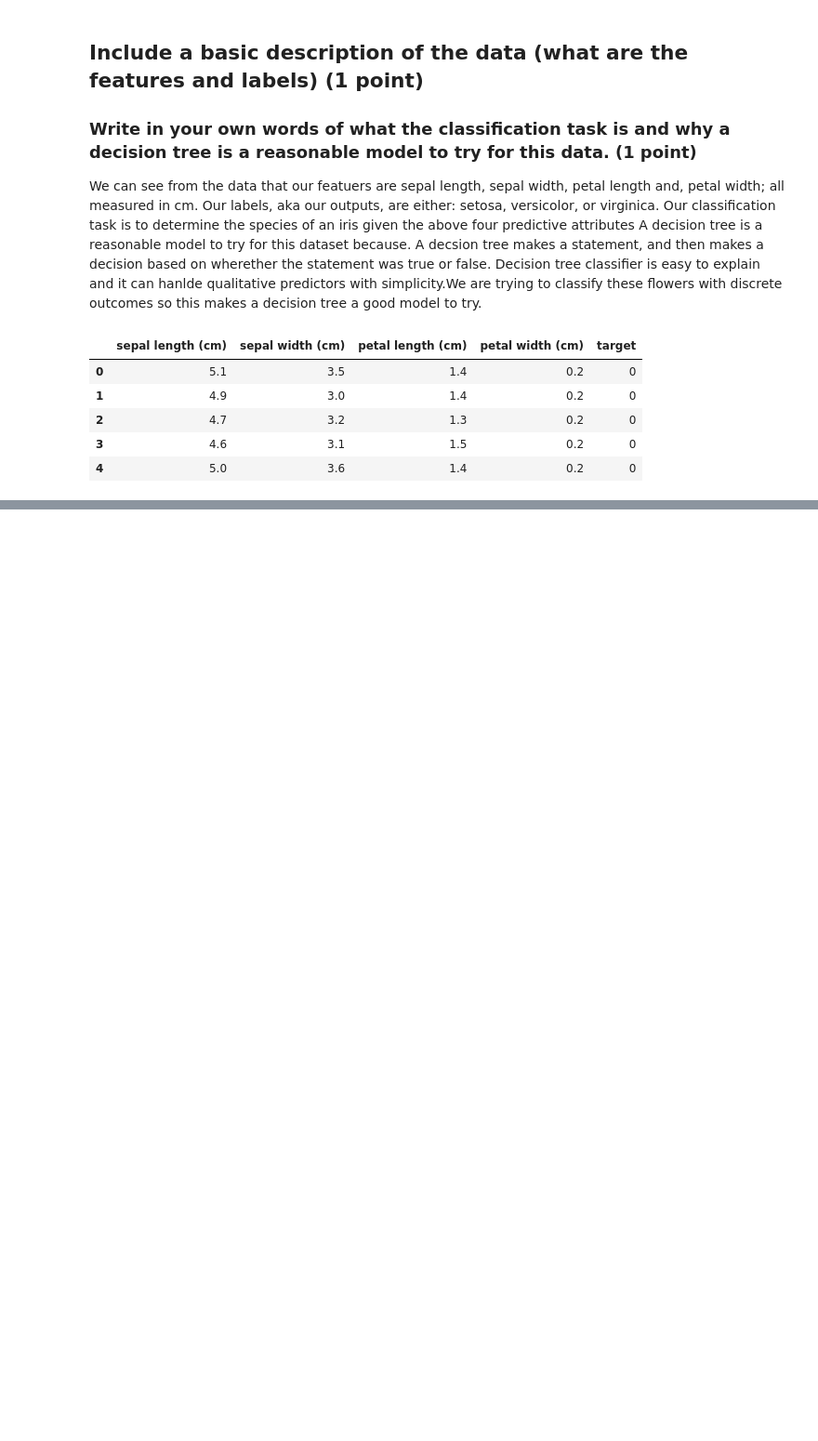
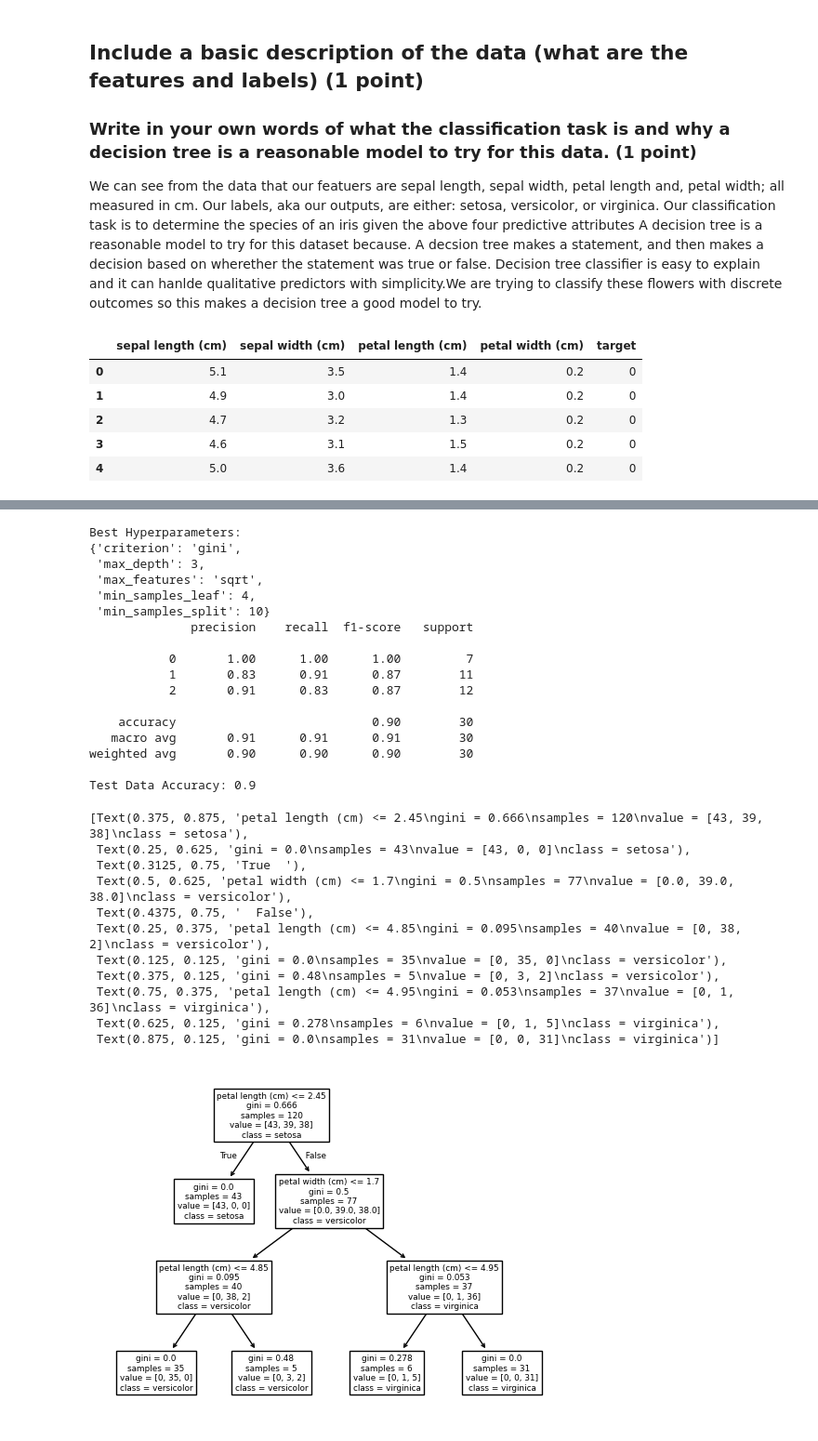
Before and after one commit to zacisyourmaster/CS471, a Jupyter notebook: assignment_4/decisiontree.ipynb, the cells around one changed output, grey strips where cells are left out. Shown at 93% size. Saved outputs shown, nothing was run; the diff lists cells and outputs as text; code cells hidden in the pictures; blank space fills up the shorter version.

```diff
--- a/assignment_4/decisiontree.ipynb
+++ b/assignment_4/decisiontree.ipynb
@@ -173,0 +173,45 @@ DecisionTreeClassifier(max_depth=3, max_features='sqrt', min_samples_split=5)
+# %%
+from sklearn.metrics import accuracy_score,classification_report
+import pprint
+final_clf=grid.best_estimator_
+print(f"Best Hyperparameters: ")
+pprint.pp(grid.best_params_)
+final_clf.fit(X_train_val,y_train_val)
+
+test_preds=final_clf.predict(X_test)
+test_accuracy=accuracy_score(y_test,test_preds)
+print(classification_report(y_test,test_preds))
+print(f"Test Data Accuracy: {test_accuracy}")
+
+tree.plot_tree(final_clf,feature_names=['sepal length (cm)', 'sepal width (cm)', 'petal length (cm)',
+       'petal width (cm)'],class_names=['setosa', 'versicolor', 'virginica'])
+# %% [output]
+Best Hyperparameters:
+{'criterion': 'gini',
+ 'max_depth': 3,
+ 'max_features': 'sqrt',
+ 'min_samples_leaf': 4,
+ 'min_samples_split': 10}
+              precision    recall  f1-score   support
+
+           0       1.00      1.00      1.00         7
+           1       0.83      0.91      0.87        11
+           2       0.91      0.83      0.87        12
+
+    accuracy                           0.90        30
+   macro avg       0.91      0.91      0.91        30
+weighted avg       0.90      0.90      0.90        30
+
+Test Data Accuracy: 0.9
+[Text(0.375, 0.875, 'petal length (cm) <= 2.45\ngini = 0.666\nsamples = 120\nvalue = [43, 39, 38]\nclass = setosa'),
+ Text(0.25, 0.625, 'gini = 0.0\nsamples = 43\nvalue = [43, 0, 0]\nclass = setosa'),
+ Text(0.3125, 0.75, 'True  '),
+ Text(0.5, 0.625, 'petal width (cm) <= 1.7\ngini = 0.5\nsamples = 77\nvalue = [0.0, 39.0, 38.0]\nclass = versicolor'),
+ Text(0.4375, 0.75, '  False'),
+ Text(0.25, 0.375, 'petal length (cm) <= 4.85\ngini = 0.095\nsamples = 40\nvalue = [0, 38, 2]\nclass = versicolor'),
+ Text(0.125, 0.125, 'gini = 0.0\nsamples = 35\nvalue = [0, 35, 0]\nclass = versicolor'),
+ Text(0.375, 0.125, 'gini = 0.48\nsamples = 5\nvalue = [0, 3, 2]\nclass = versicolor'),
+ Text(0.75, 0.375, 'petal length (cm) <= 4.95\ngini = 0.053\nsamples = 37\nvalue = [0, 1, 36]\nclass = virginica'),
+ Text(0.625, 0.125, 'gini = 0.278\nsamples = 6\nvalue = [0, 1, 5]\nclass = virginica'),
+ Text(0.875, 0.125, 'gini = 0.0\nsamples = 31\nvalue = [0, 0, 31]\nclass = virginica')]
+[figure, added]
```
Also changed, not shown: parts of 8 cells of this notebook.
